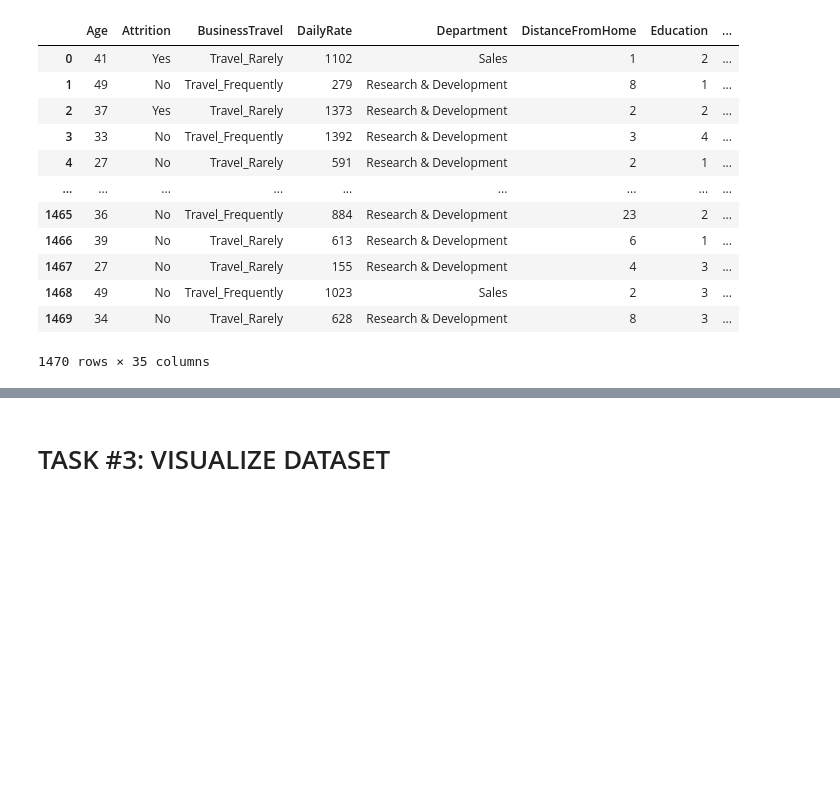
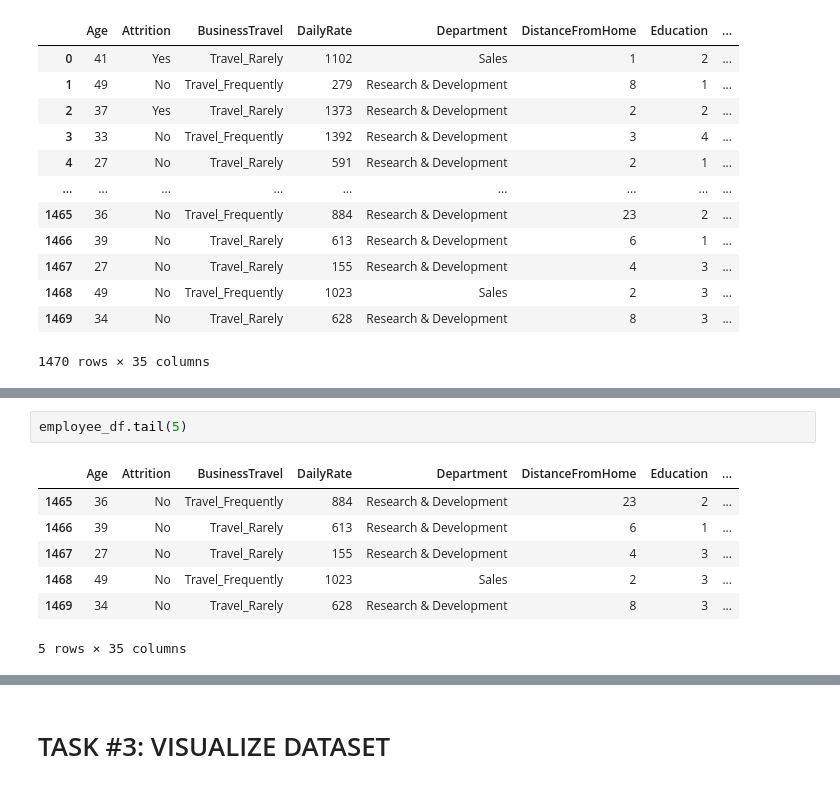
Before and after one commit to realize1103/DataScienceForBusiness, a Jupyter notebook: Human_Resources_Department_Skeleton.ipynb, the cells around one changed output, grey strips where cells are left out. Saved outputs shown, nothing was run; the diff lists cells and outputs as text; blank space fills up the shorter version.

```diff
--- a/Human_Resources_Department_Skeleton.ipynb
+++ b/Human_Resources_Department_Skeleton.ipynb
@@ -54,2 +64,12 @@ employee_df
+# %%
+employee_df.tail(5)
+# %% [output]
+|  | Age | Attrition | BusinessTravel | DailyRate | Department | DistanceFromHome | Education | ... |
+| 1465 | 36 | No | Travel_Frequently | 884 | Research & Development | 23 | 2 | ... |
+| 1466 | 39 | No | Travel_Rarely | 613 | Research & Development | 6 | 1 | ... |
+| 1467 | 27 | No | Travel_Rarely | 155 | Research & Development | 4 | 3 | ... |
+| 1468 | 49 | No | Travel_Frequently | 1023 | Sales | 2 | 3 | ... |
+| 1469 | 34 | No | Travel_Rarely | 628 | Research & Development | 8 | 3 | ... |
+5 rows × 35 columns
 # %%
 # 35 features in total, each contains 1470 data points
```
Also changed, not shown: parts of 3 cells of this notebook.
